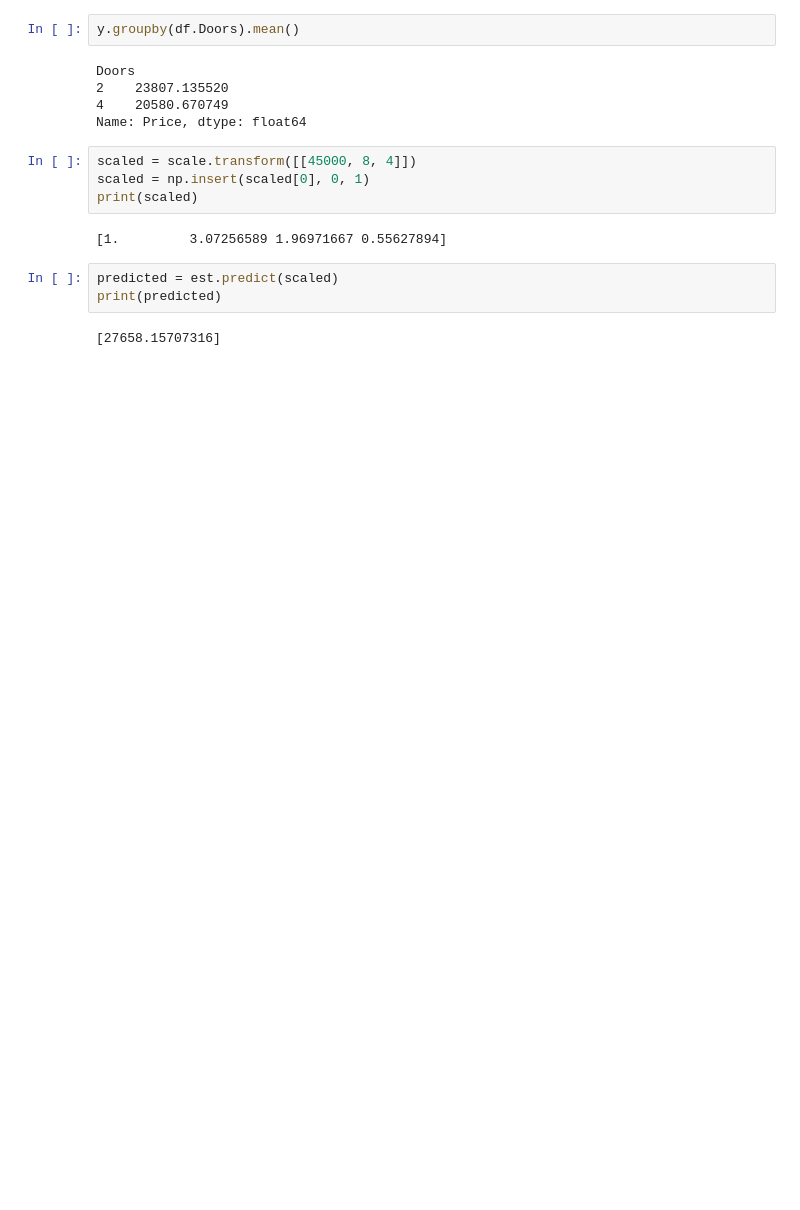
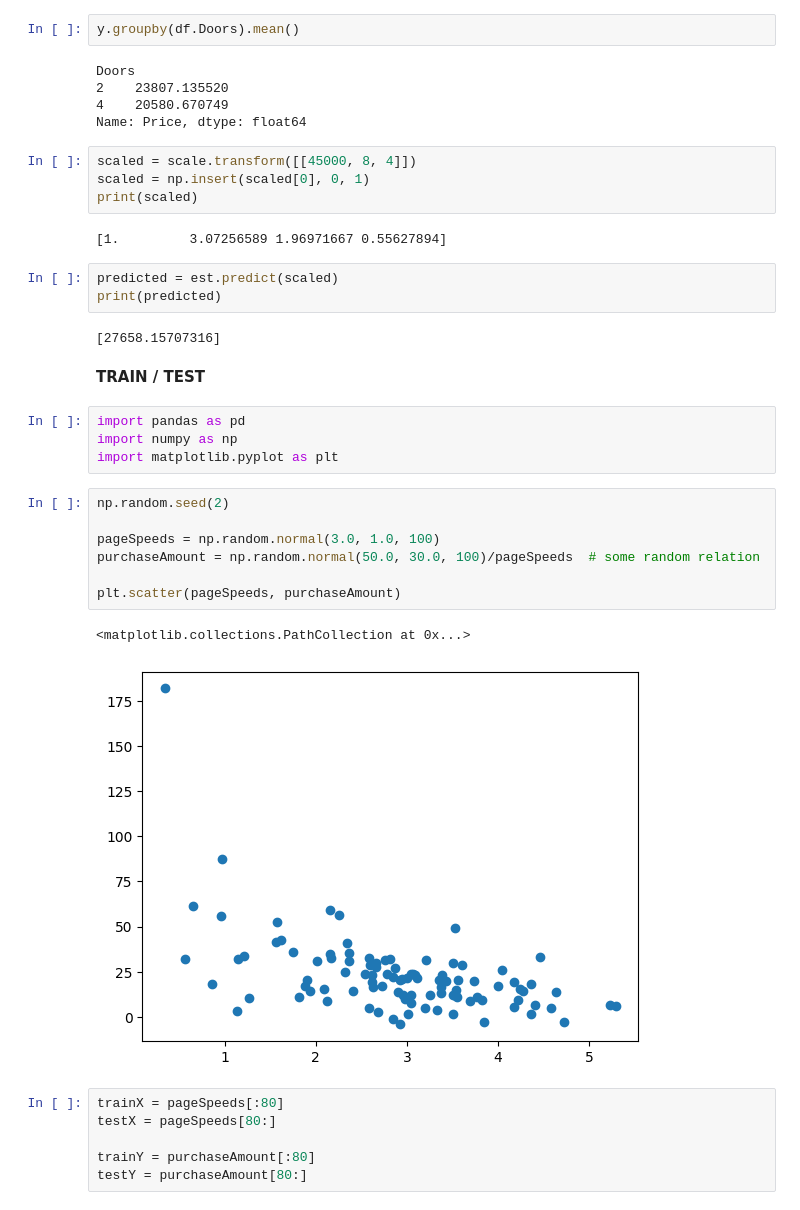
Before and after one commit to Bhagyashree-Bhattacharyya/Statistics, a Jupyter notebook: PredictiveModels.ipynb, the cells around one changed output. Saved outputs shown, nothing was run; the diff lists cells and outputs as text; blank space fills up the shorter version.

```diff
--- a/PredictiveModels.ipynb
+++ b/PredictiveModels.ipynb
@@ -160,3 +160,25 @@ predicted = est.predict(scaled)
 print(predicted)
 # %% [output]
 [27658.15707316]
+# %% [markdown]
+**TRAIN / TEST**
+# %%
+import pandas as pd
+import numpy as np
+import matplotlib.pyplot as plt
+# %%
+np.random.seed(2)
+
+pageSpeeds = np.random.normal(3.0, 1.0, 100)
+purchaseAmount = np.random.normal(50.0, 30.0, 100)/pageSpeeds  # some random relation
+
+plt.scatter(pageSpeeds, purchaseAmount)
+# %% [output]
+<matplotlib.collections.PathCollection at 0x...>
+[figure, added]
+# %%
+trainX = pageSpeeds[:80]
+testX = pageSpeeds[80:]
+
+trainY = purchaseAmount[:80]
+testY = purchaseAmount[80:]
```
Also changed, not shown: parts of 14 cells of this notebook.
